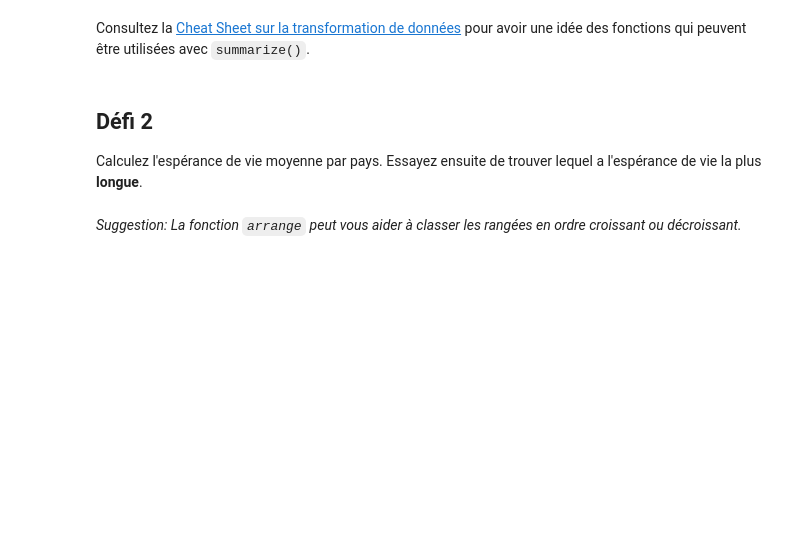
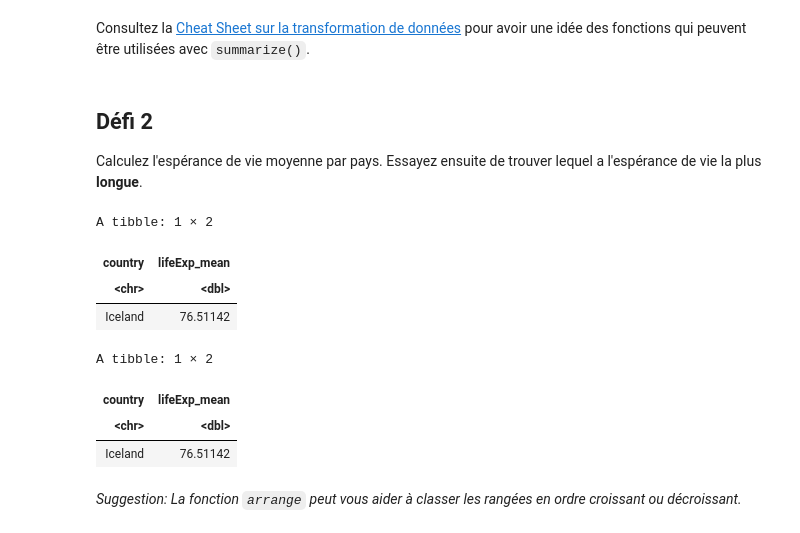
Before and after one commit to TOGUIYENI/Atelier-manipulation-R, a Jupyter notebook: atelier_manipulation_R.ipynb, the cells around one changed output. Drawn from its saved outputs; the diff is of its cells as text; code cells hidden in the pictures; blank space fills up the shorter version.

```diff
--- a/atelier_manipulation_R.ipynb
+++ b/atelier_manipulation_R.ipynb
@@ -452,6 +462,28 @@ Consultez la [Cheat Sheet sur la transformation de données](https://raw.githubu
 ## Défi 2
 
 Calculez l'espérance de vie moyenne par pays. Essayez ensuite de trouver lequel a l'espérance de vie la plus **longue**.
+# %%
+# Solution 1
+gapminder %>%
+  group_by(country) %>%
+  summarize(lifeExp_mean = mean(lifeExp)) %>%
+  filter(lifeExp_mean == max(lifeExp_mean))
+
+# Solution 2
+gapminder %>%
+  group_by(country) %>%
+  summarize(lifeExp_mean = mean(lifeExp)) %>%
+  arrange(desc(lifeExp_mean)) %>%
+  head(1)
+# %% [output]
+A tibble: 1 × 2
+| country | lifeExp_mean |
+| <chr> | <dbl> |
+| Iceland | 76.51142 |
+A tibble: 1 × 2
+| country | lifeExp_mean |
+| <chr> | <dbl> |
+| Iceland | 76.51142 |
 # %% [markdown]
 *Suggestion: La fonction `arrange` peut vous aider à classer les rangées en ordre croissant ou décroissant.*
 # %% [markdown]
```
Also changed, not shown: parts of 13 cells of this notebook, 3 other files.
